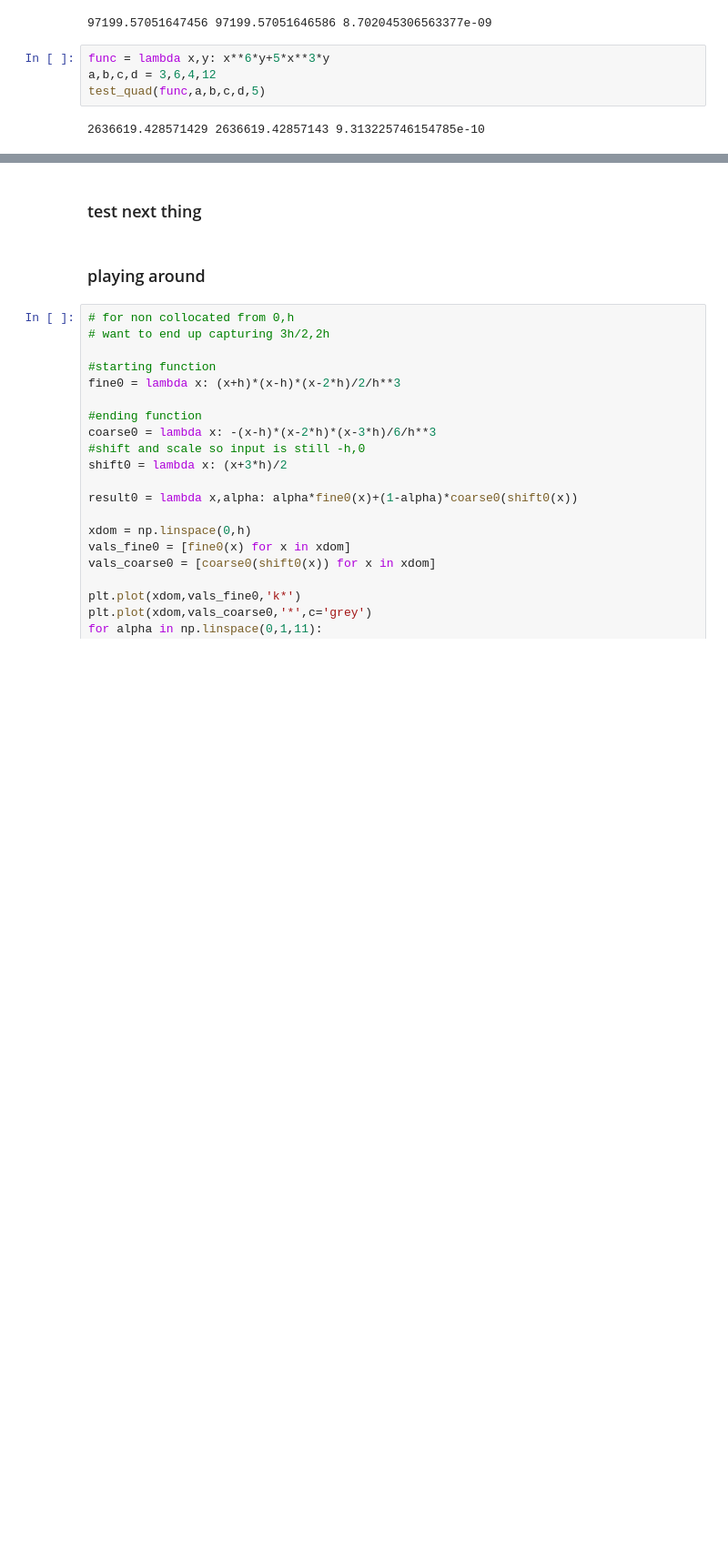
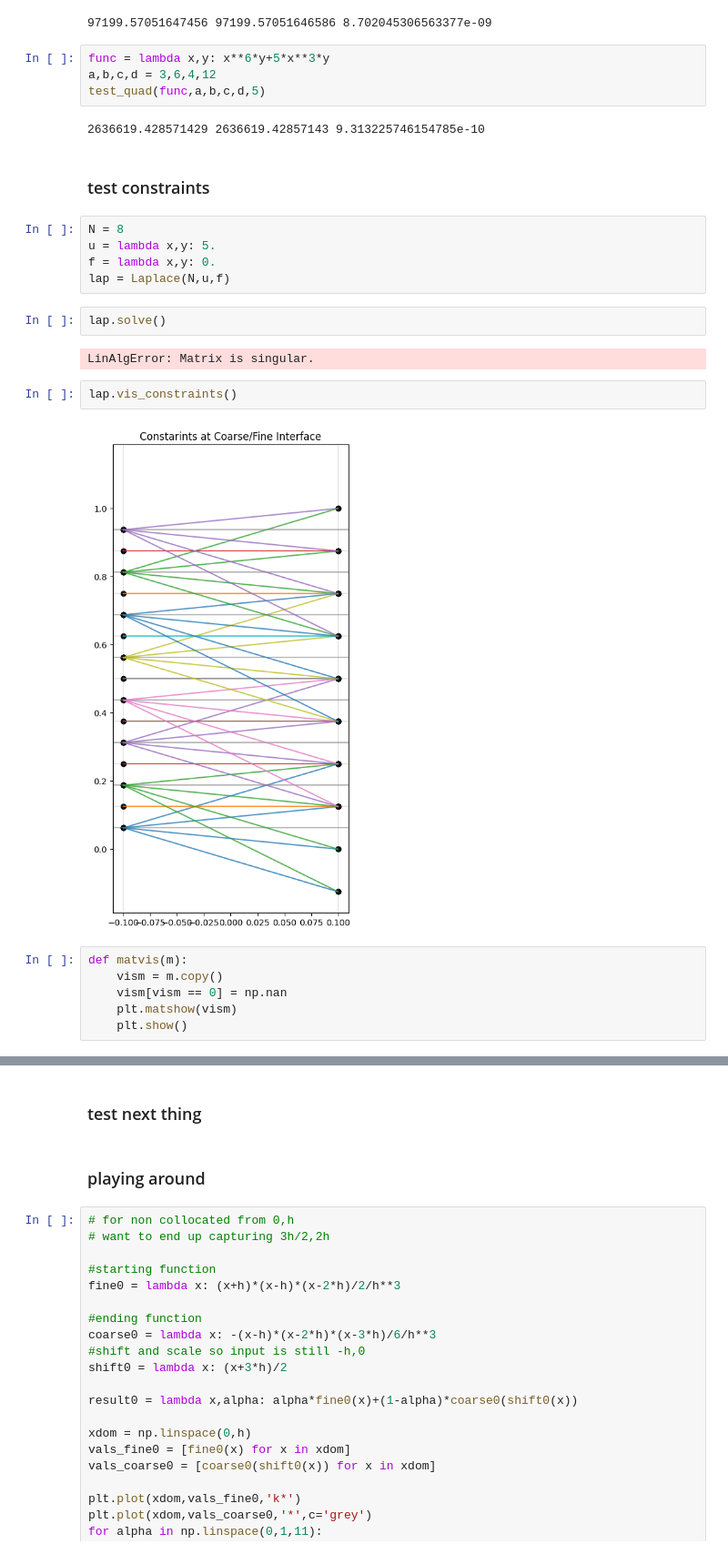
Before and after one commit to brynbarker/Galerkin-Differencing, a Jupyter notebook: 2d-AMR.ipynb, the cells around one changed output, grey strips where cells are left out. Shown at 91% size. Cells and saved outputs as stored; diff of their text form; blank space fills up the shorter version.

```diff
--- a/2d-AMR.ipynb
+++ b/2d-AMR.ipynb
@@ -272,3 +257,24 @@ a,b,c,d = 3,6,4,12
 test_quad(func,a,b,c,d,5)
 # %% [output]
 2636619.428571429 2636619.42857143 9.313225746154785e-10
+# %% [markdown]
+### test constraints
+# %%
+N = 8
+u = lambda x,y: 5.
+f = lambda x,y: 0.
+lap = Laplace(N,u,f)
+# %%
+lap.solve()
+# %% [output]
+LinAlgError: Matrix is singular.
+# %%
+lap.vis_constraints()
+# %% [output]
+[figure, added]
+# %%
+def matvis(m):
+    vism = m.copy()
+    vism[vism == 0] = np.nan
+    plt.matshow(vism)
+    plt.show()
```
Also changed, not shown: parts of 9 cells of this notebook, 2 other files.
